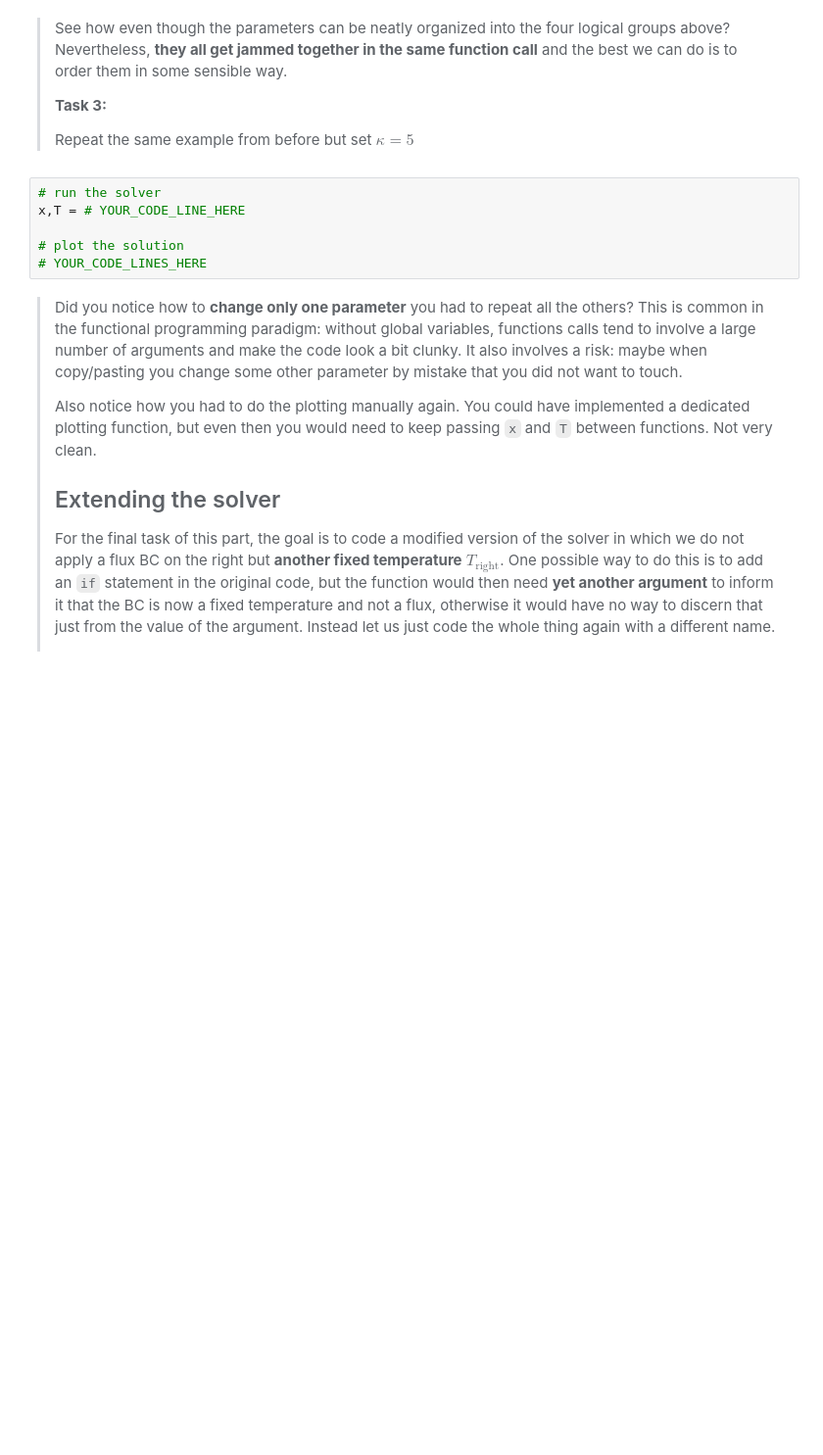
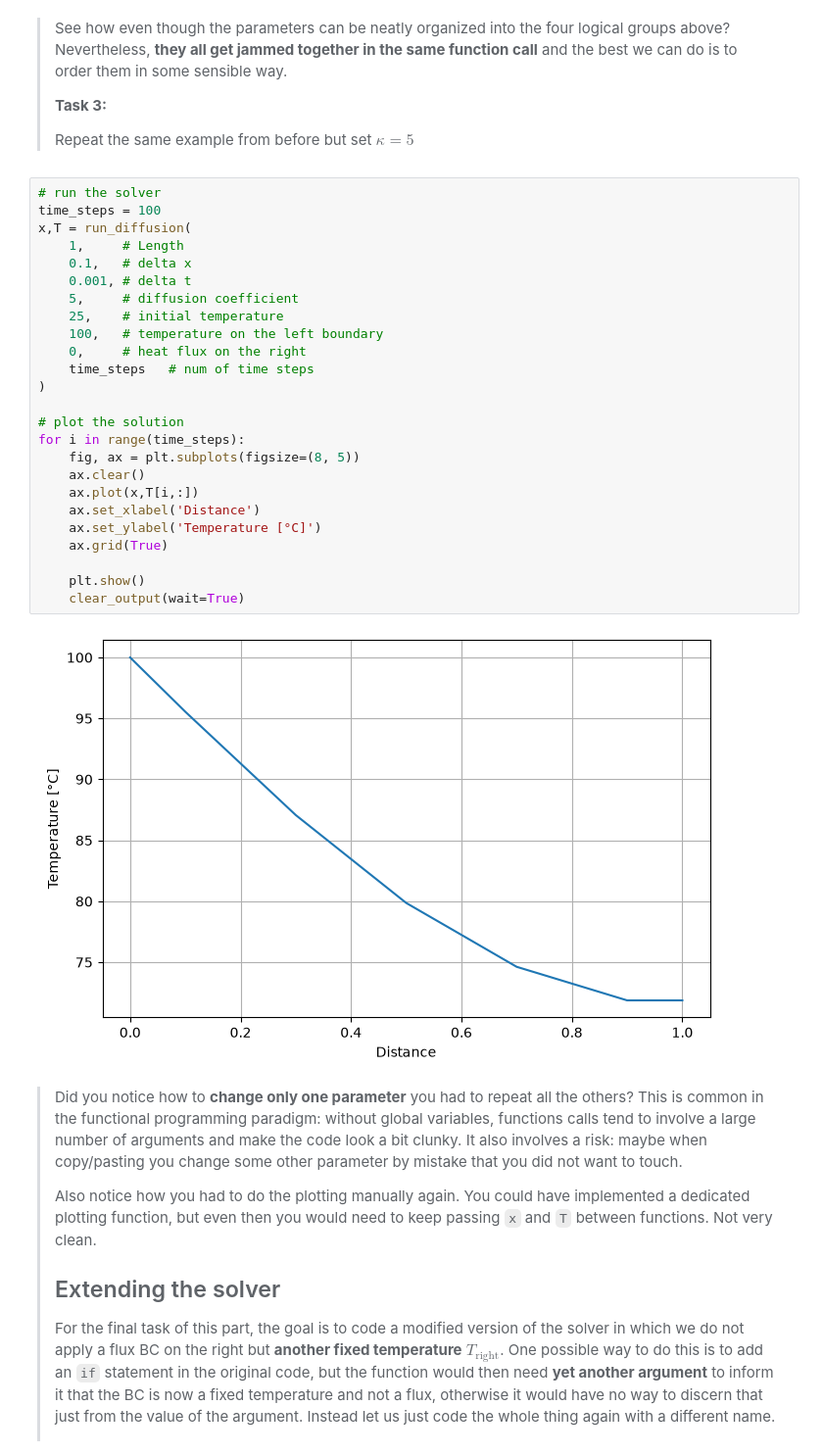
Before and after one commit to yjeong828/PA2.1, a Jupyter notebook: 1_functional.ipynb, the cells around one changed output. Shown at 98% size. Saved outputs shown, nothing was run; the diff lists cells and outputs as text; blank space fills up the shorter version.

```diff
--- a/1_functional.ipynb
+++ b/1_functional.ipynb
@@ -75,12 +97,33 @@ x,T = # YOUR_CODE_LINE_HERE
 > **Task 3:**
 >
 > Repeat the same example from before but set $\kappa=5$
-# %%
-# run the solver
-x,T = # YOUR_CODE_LINE_HERE
-
-# plot the solution
-# YOUR_CODE_LINES_HERE
+# %%
+# run the solver
+time_steps = 100
+x,T = run_diffusion(
+    1,     # Length
+    0.1,   # delta x
+    0.001, # delta t
+    5,     # diffusion coefficient
+    25,    # initial temperature
+    100,   # temperature on the left boundary
+    0,     # heat flux on the right
+    time_steps   # num of time steps
+)
+
+# plot the solution
+for i in range(time_steps):
+    fig, ax = plt.subplots(figsize=(8, 5))
+    ax.clear()
+    ax.plot(x,T[i,:])
+    ax.set_xlabel('Distance')
+    ax.set_ylabel('Temperature [°C]')
+    ax.grid(True)
+
+    plt.show()
+    clear_output(wait=True)
+# %% [output]
+[figure, added]
 # %% [markdown]
 > Did you notice how to **change only one parameter** you had to repeat all the others? This is common in the functional programming paradigm: without global variables, functions calls tend to involve a large number of arguments and make the code look a bit clunky. It also involves a risk: maybe when copy/pasting you change some other parameter by mistake that you did not want to touch.
 >
```
Also changed, not shown: parts of 8 cells of this notebook, 1 other file.
